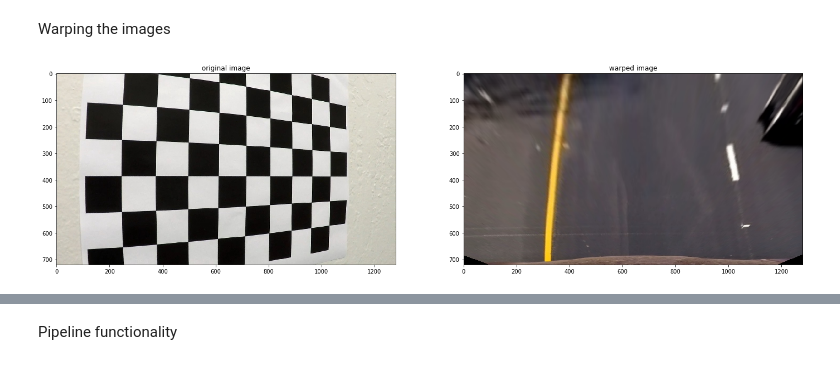
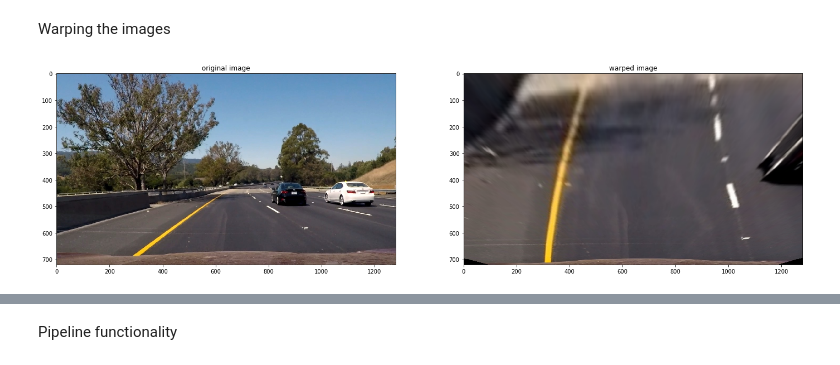
Before and after one commit to AbhishekGurudutt/CarND-Advanced-Lane-Lines, a Jupyter notebook: advanced_lane_detection.ipynb, the cells around one changed output, grey strips where cells are left out. Drawn from its saved outputs; the diff is of its cells as text; code cells hidden in the pictures.

```diff
--- a/advanced_lane_detection.ipynb
+++ b/advanced_lane_detection.ipynb
@@ -61,11 +61,11 @@ def find_corners(imgs, nx, ny):
 Testing the functionality of Corners detected and not detected in the list of input images
 # %%
 #Number of corners to be found
-nx = 9
-ny = 6
+no_x = 9
+no_y = 6
 
 calib_imgs = read_calib_images()
-objpoints, imgpoints, corners_detected, corners_not_detected = find_corners(calib_imgs, nx, ny)
+points_3D, points_2D, corners_detected, corners_not_detected = find_corners(calib_imgs, no_x, no_y)
 
 print("Number of images in which corners were detected = ", len(corners_detected))
 print("Number of images in which corners were not detected = ", len(corners_not_detected))
@@ -75,7 +75,7 @@ print("")
 print("images of corners detected")
 plt.figure(figsize=(12, 18))
 for idx, img in enumerate(corners_detected):
-    cv2.drawChessboardCorners(img, (nx,ny), imgpoints[idx], True)
+    cv2.drawChessboardCorners(img, (no_x, no_y), points_2D[idx], True)
     plt.subplot(6, 3, idx+1)
     plt.imshow(img)
     plt.axis('off')
@@ -102,12 +102,12 @@ Since the number of x and y corners to be detected is more than the number of co
 # %% [markdown]
 Function to undistort an image
 # %%
-def get_calibration_value(img, objpoints, imgpoints):
+def get_calibration_value(img, points_3D, points_2D):
 
     img_shape = (img.shape[0], img.shape[1])
 
     #calibrate the camera
-    ret, mtx, dist, rvecs, tvecs = cv2.calibrateCamera(objpoints, imgpoints, img_shape, None, None)
+    ret, mtx, dist, rvecs, tvecs = cv2.calibrateCamera(points_3D, points_2D, img_shape, None, None)
     return mtx, dist
 
 def undistort_img(img, mtx, dist):
@@ -117,11 +115,5 @@ Testing the functionality of undistortion
 # %%
-nx = 9
-ny = 6
-
-calib_imgs = read_calib_images()
-objpoints, imgpoints, corners_detected, corners_not_detected = find_corners(calib_imgs, nx, ny)
-
-mtx, dist = get_calibration_value(corners_detected[0], objpoints, imgpoints)
+mtx, dist = get_calibration_value(corners_detected[0], points_3D, points_2D)
 
 calibration_value = {}
 calibration_value["mtx"] = mtx
@@ -210,8 +202,8 @@ def img_warp(img, top_view=True):
 
     src = np.float32(
         [[120, 720],
-         [550, 470],
-         [780, 470],
+         [580, 450],
+         [750, 450],
          [1160, 720]])
 
     dst = np.float32(
@@ -232,21 +224,21 @@ def img_warp(img, top_view=True):
 # %%
 
 with open('calibration_value.p', mode='rb') as f:
     calibration_value = pickle.load(f)
     mtx = calibration_value["mtx"]
     dist = calibration_value["dist"]
 
 undist_img = undistort_img(test_img, mtx, dist)
 warped_img = img_warp(undist_img)
 plt.figure(figsize=(24,9))
 plt.subplot(1,2,1)
 plt.title("original image")
-plt.imshow(img)
+plt.imshow(test_img)
 plt.subplot(1,2,2)
 plt.imshow(warped_img)
 plt.title("warped image")
 plt.show()
 # %% [output]
-[figure, old version]
+[figure, new version]
 # %%
 def img_msk(img):
```
Also changed, not shown: parts of 8 cells of this notebook.
